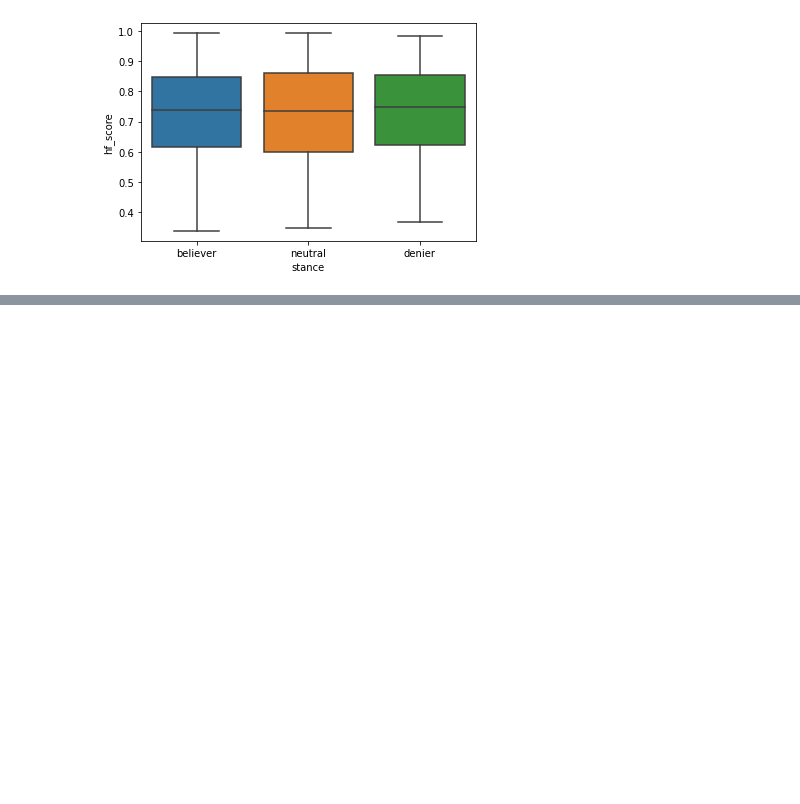
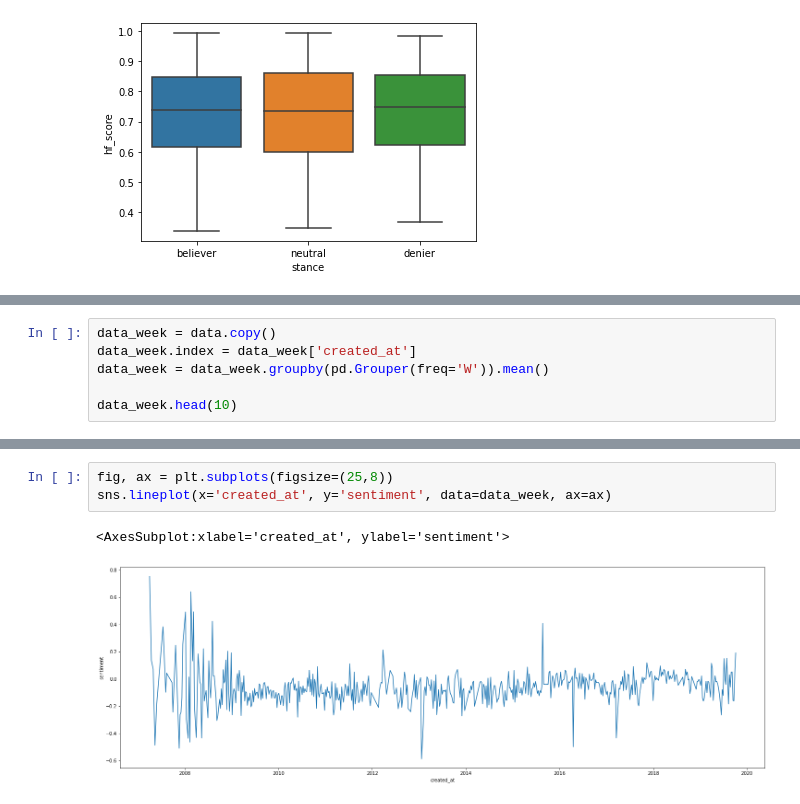
Before and after one commit to 3LL3RM4NN/bdlt_project_the_prophets, a Jupyter notebook: playground_julius.ipynb, the cells around one changed output, grey strips where cells are left out. Saved outputs shown, nothing was run; the diff lists cells and outputs as text; blank space fills up the shorter version.

```diff
--- a/playground_julius.ipynb
+++ b/playground_julius.ipynb
@@ -183,0 +225,6 @@ sns.boxplot(x='stance', y='hf_score', data=data)
+# %%
+data_week = data.copy()
+data_week.index = data_week['created_at']
+data_week = data_week.groupby(pd.Grouper(freq='W')).mean()
+
+data_week.head(10)
@@ -183,0 +244,6 @@ sns.boxplot(x='stance', y='hf_score', data=data)
+# %%
+fig, ax = plt.subplots(figsize=(25,8))
+sns.lineplot(x='created_at', y='sentiment', data=data_week, ax=ax)
+# %% [output]
+<AxesSubplot:xlabel='created_at', ylabel='sentiment'>
+[figure, added]
```
Also changed, not shown: parts of 12 cells of this notebook.
